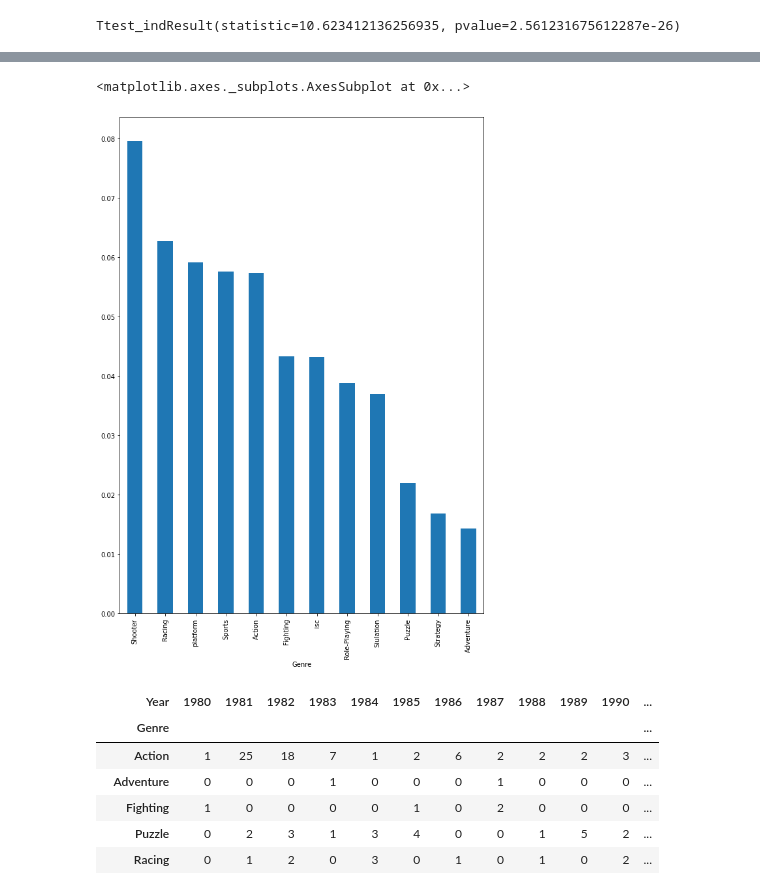
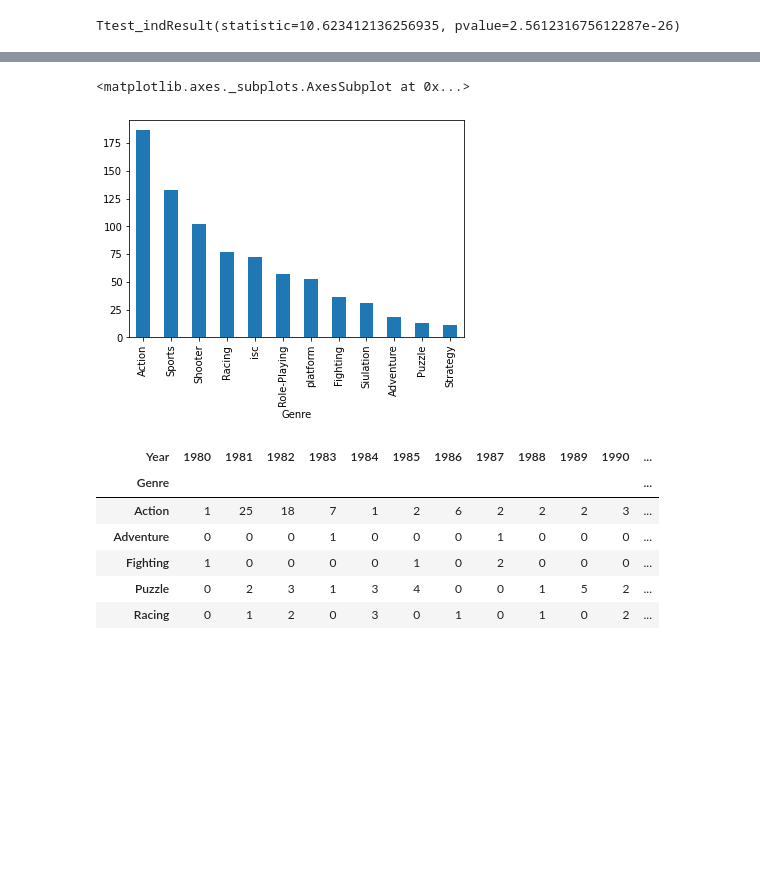
Before and after one commit to JunilMin/sec1_project, a Jupyter notebook: ai06_sec1_project_민준일.ipynb, the cells around one changed output, grey strips where cells are left out. Saved outputs shown, nothing was run; the diff lists cells and outputs as text; code cells hidden in the pictures; blank space fills up the shorter version.

```diff
--- a/ai06_sec1_project_민준일.ipynb
+++ b/ai06_sec1_project_민준일.ipynb
@@ -182,8 +182,8 @@ df1.groupby("Genre").JP_Sales.mean().sort_values(ascending=False)[:12].plot.bar(
 # %%
-df1.groupby("Genre").Other_Sales.mean().sort_values(ascending=False)[:12].plot.bar()
+df1.groupby("Genre").Other_Sales.sum().sort_values(ascending=False)[:12].plot.bar()
 # %% [output]
 <matplotlib.axes._subplots.AxesSubplot at 0x...>
-[figure, old version]
+[figure, new version]
 # %%
 ## 카이제곱검정
 ## 관찰된 빈도가 기대되는 빈도와 의미있게 다른지의 여부 검정
```
Also changed, not shown: parts of 6 cells of this notebook.
